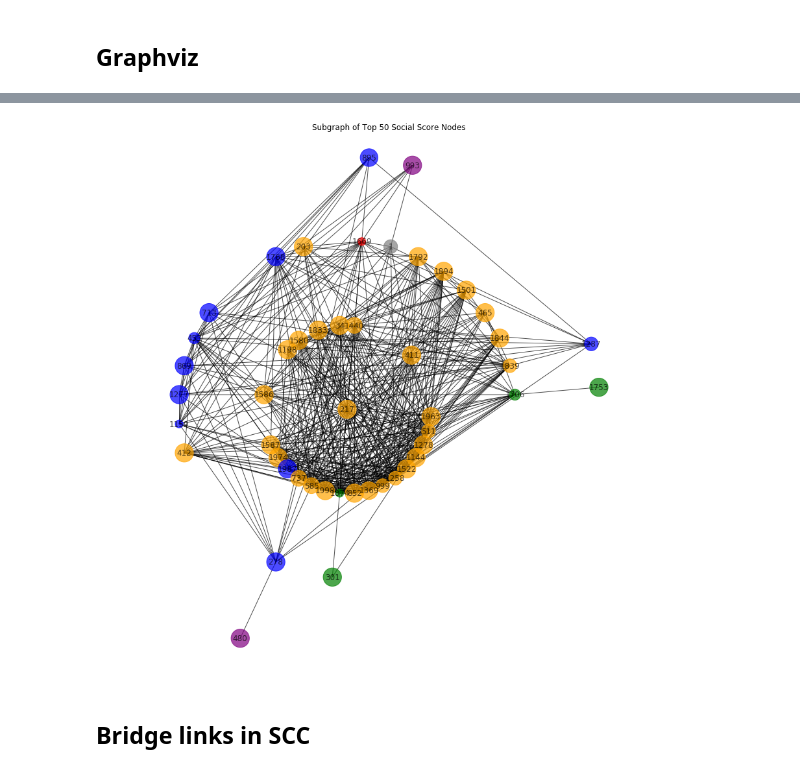
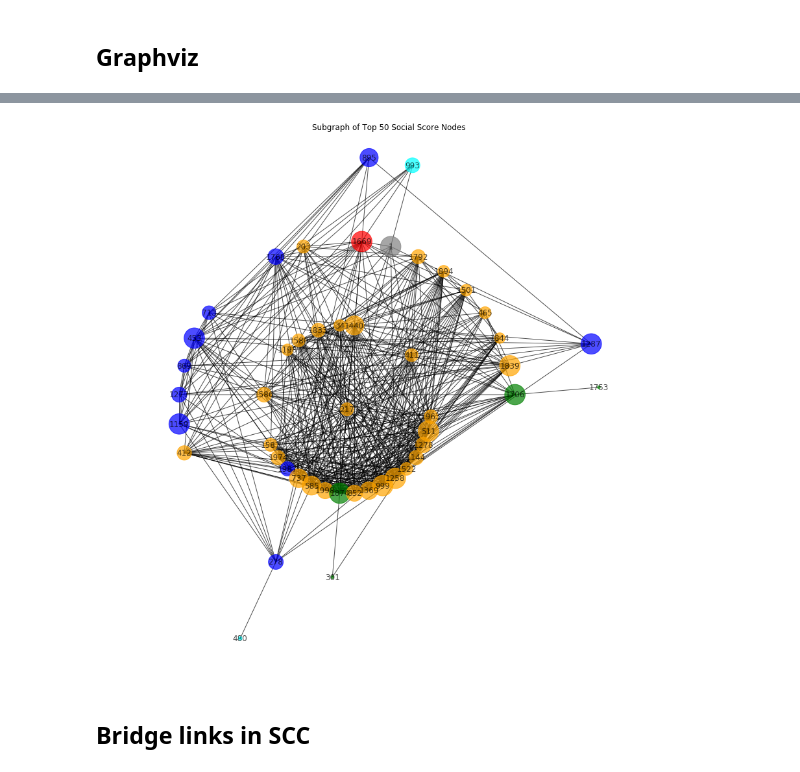
Before and after one commit to ppsekhar/CS224W, a Jupyter notebook: socialScore/networkVisialization.ipynb, the cells around one changed output, grey strips where cells are left out. Cells and saved outputs as stored; diff of their text form; code cells hidden in the pictures.

```diff
--- a/socialScore/networkVisialization.ipynb
+++ b/socialScore/networkVisialization.ipynb
@@ -325,11 +363,13 @@ Commuinity[15] size: 3
 Commuinity[16] size: 2
 # %%
 socialNodeCommunity = list()
+socialNodeCommDict = dict()
 
 for n in topSocialNodes:
     for i, community in enumerate(scc_community):
         if n in community:
             socialNodeCommunity.append((n, i+1))
+            socialNodeCommDict[n] = i+1
 
 print "Social Node to community mapping:\n%r" % socialNodeCommunity[:20]
 # %% [output]
@@ -337,12 +377,14 @@ Social Node to community mapping:
 [(1874, 2), (1258, 3), (999, 3), (1669, 4), (511, 3), (1998, 3), (585, 3), (1440, 3), (852, 3), (1278, 3), (1974, 3), (453, 1), (1580, 3), (411, 3), (1159, 1), (1839, 3), (1369, 3), (737, 3), (1894, 3 ...
 # %%
 celfNodeCommunity = list()
+celfNodeCommDict = dict()
 
 for n in topCELFNodes:
     for i, community in enumerate(scc_community):
         n = int(n)
         if n in community:
             celfNodeCommunity.append((n, i+1))
+            celfNodeCommDict[n] = i+1
 
 print "CELF Node to community mapping:\n%r" % celfNodeCommunity[:20]
 # %% [output]
@@ -381,16 +423,15 @@ celfNodeEgonet = dict()
 celfNodeMapColor = dict()
 celfNodeSize = dict()
 celfNodeCommunity.sort(key=lambda x: (x[1], [x[0]]))
-celfNodeCommDict = dict()
 
-for node, community in celfNodeCommunity:
-    egoGraph = nx.ego_graph(uGNx, node, radius=1, undirected=True)
-    egonetNodeList = list(egoGraph.nodes())
-    nodeSize = min(float(150)*((maxNodeSize + 1)/(len(egonetNodeList) - minNodeSize + 1)), 800)
+for node, community in celfNodeCommDict.iteritems():
+    #egoGraph = nx.ego_graph(uGNx, node, radius=1, undirected=True)
+    #egonetNodeList = list(egoGraph.nodes())
+    egonetNodeList = topCELFNodeEgoNetNodes[topCELFNodes.index(node)]
+    nodeSize = min(float(4000)*(float(len(egonetNodeList) - minNodeSize + 1)/float(maxNodeSize + 1)), 1000)
     celfNodeEgonet[node] = egonetNodeList
     celfNodeSize[node] = nodeSize
     celfNodeMapColor[node] = cmaps[community-1]
-    celfNodeCommDict[node] = community
 
 print celfNodeMapColor[1874]
 # %% [output]
@@ -545,16 +632,16 @@ socialNodeEgonet = dict()
 socialNodeMapColor = dict()
 socialNodeSize = dict()
 socialNodeCommunity.sort(key=lambda x: (x[1], [x[0]]))
-socialNodeCommDict = dict()
 
-for node, community in socialNodeCommunity:
-    egoGraph = nx.ego_graph(uGNx, node, radius=1, undirected=True)
-    egonetNodeList = list(egoGraph.nodes())
-    nodeSize = min(float(150)*((maxNodeSize + 1)/(len(egonetNodeList) - minNodeSize + 1)), 800)
+for node, community in socialNodeCommDict.iteritems():
+    #egoGraph = nx.ego_graph(uGNx, node, radius=1, undirected=True)
+    #egonetNodeList = list(egoGraph.nodes())
+    egonetNodeList = topSocialNodeEgoNetNodes[topSocialNodes.index(node)]
+    #nodeSize = min(float(150)*((maxNodeSize + 1)/(len(egonetNodeList) - minNodeSize + 1)), 800)
+    nodeSize = min(float(4000)*(float(len(egonetNodeList) - minNodeSize + 1)/float(maxNodeSize + 1)), 1000)
     socialNodeEgonet[node] = egonetNodeList
     socialNodeSize[node] = nodeSize
     socialNodeMapColor[node] = cmaps[community-1]
-    socialNodeCommDict[node] = community
 
 print socialNodeMapColor[1874]
 # %% [output]
@@ -696,26 +800,26 @@ plt.show()
 # %%
 try:
     import pygraphviz
     from networkx.drawing.nx_agraph import graphviz_layout
 except ImportError:
     try:
         import pydot
         from networkx.drawing.nx_pydot import graphviz_layout
     except ImportError:
         raise ImportError("This example needs Graphviz and either "
                           "PyGraphviz or pydot")
 
 pos = graphviz_layout(socialGNx, prog='twopi', args='')
 #pos = graphviz_layout(socialGNx, prog='dot', args='')
 
 plt.figure(figsize=(15, 15))
 limits=plt.axis('off')
 plt.title('Subgraph of Top 50 Social Score Nodes')
-nx.draw(socialGNx, pos, node_size=node_size, alpha=0.7, node_color=node_color, with_labels=True)
+nx.draw(socialGNx, pos, node_size=social_cust_node_size, alpha=0.7, node_color=social_cust_node_color, with_labels=True)
 plt.axis('equal')
 plt.show()
 # %% [output]
-[figure, old version]
+[figure, new version]
 # %% [markdown]
 ## Bridge links in SCC
 # %%
```
Also changed, not shown: parts of 21 cells of this notebook.
